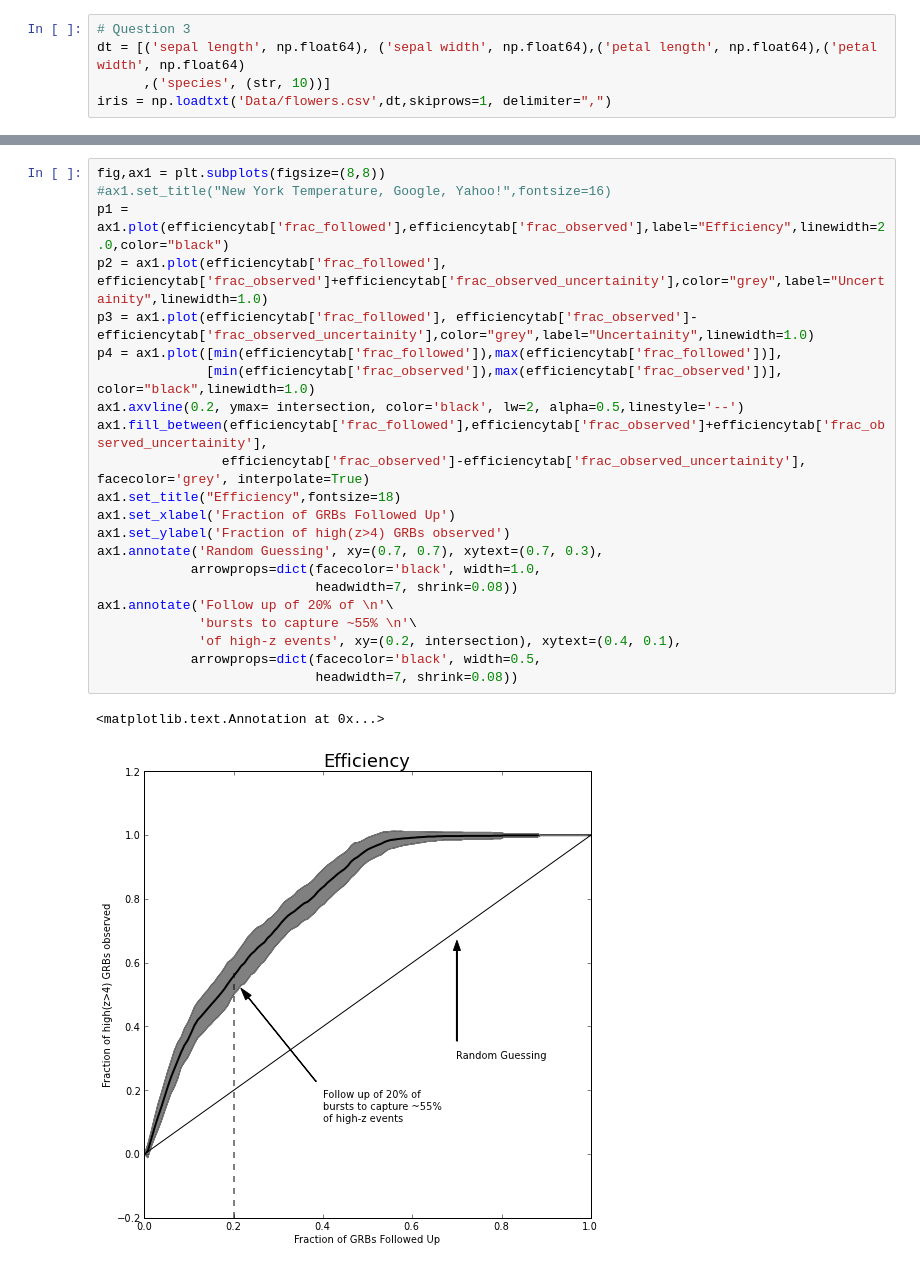
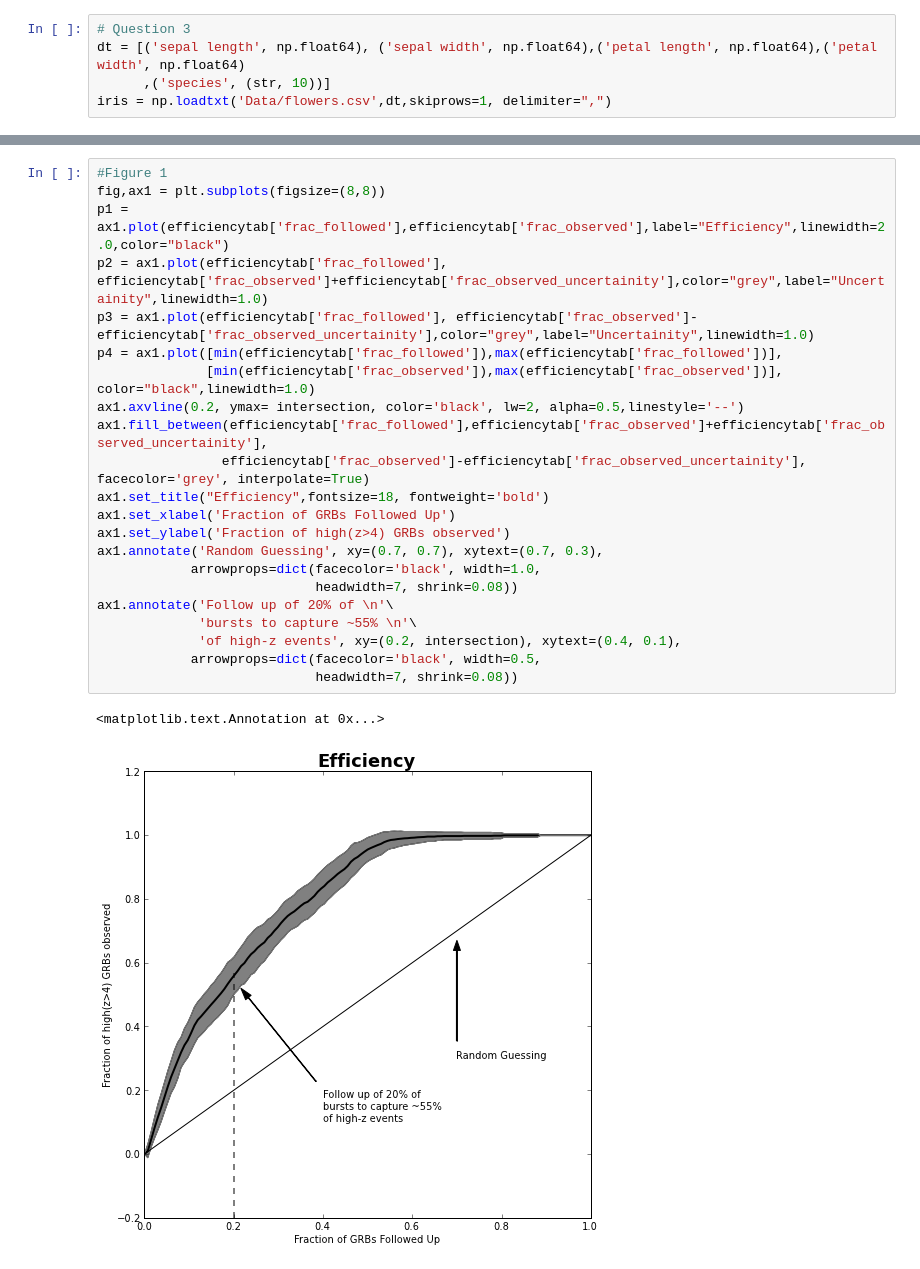
Before and after one commit to sonalisharma/pythonseminar, a Jupyter notebook: HW3/HW3.ipynb, the cells around one changed output, grey strips where cells are left out. Drawn from its saved outputs; the diff is of its cells as text.

```diff
--- a/HW3/HW3.ipynb
+++ b/HW3/HW3.ipynb
@@ -125,27 +143,27 @@ efficiencytab = np.loadtxt('Data/Efficiency.txt', dt,skiprows=1)
 df = pd.DataFrame(efficiencytab)
 intersection =  max(df[df['frac_followed']<=0.2]['frac_observed'])
 # %%
+#Figure 1
 fig,ax1 = plt.subplots(figsize=(8,8))
-#ax1.set_title("New York Temperature, Google, Yahoo!",fontsize=16)
 p1 = ax1.plot(efficiencytab['frac_followed'],efficiencytab['frac_observed'],label="Efficiency",linewidth=2.0,color="black")
 p2 = ax1.plot(efficiencytab['frac_followed'], efficiencytab['frac_observed']+efficiencytab['frac_observed_uncertainity'],color="grey",label="Uncertainity",linewidth=1.0)
 p3 = ax1.plot(efficiencytab['frac_followed'], efficiencytab['frac_observed']-efficiencytab['frac_observed_uncertainity'],color="grey",label="Uncertainity",linewidth=1.0)
 p4 = ax1.plot([min(efficiencytab['frac_followed']),max(efficiencytab['frac_followed'])],
               [min(efficiencytab['frac_observed']),max(efficiencytab['frac_observed'])], color="black",linewidth=1.0)
 ax1.axvline(0.2, ymax= intersection, color='black', lw=2, alpha=0.5,linestyle='--')
 ax1.fill_between(efficiencytab['frac_followed'],efficiencytab['frac_observed']+efficiencytab['frac_observed_uncertainity'],
                 efficiencytab['frac_observed']-efficiencytab['frac_observed_uncertainity'], facecolor='grey', interpolate=True)
-ax1.set_title("Efficiency",fontsize=18)
+ax1.set_title("Efficiency",fontsize=18, fontweight='bold')
 ax1.set_xlabel('Fraction of GRBs Followed Up')
 ax1.set_ylabel('Fraction of high(z>4) GRBs observed')
 ax1.annotate('Random Guessing', xy=(0.7, 0.7), xytext=(0.7, 0.3),
             arrowprops=dict(facecolor='black', width=1.0,
                             headwidth=7, shrink=0.08))
 ax1.annotate('Follow up of 20% of \n'\
              'bursts to capture ~55% \n'\
              'of high-z events', xy=(0.2, intersection), xytext=(0.4, 0.1),
             arrowprops=dict(facecolor='black', width=0.5,
                             headwidth=7, shrink=0.08))
 # %% [output]
 <matplotlib.text.Annotation at 0x...>
-[figure, old version]
+[figure, new version]
```
Also changed, not shown: parts of 7 cells of this notebook.
